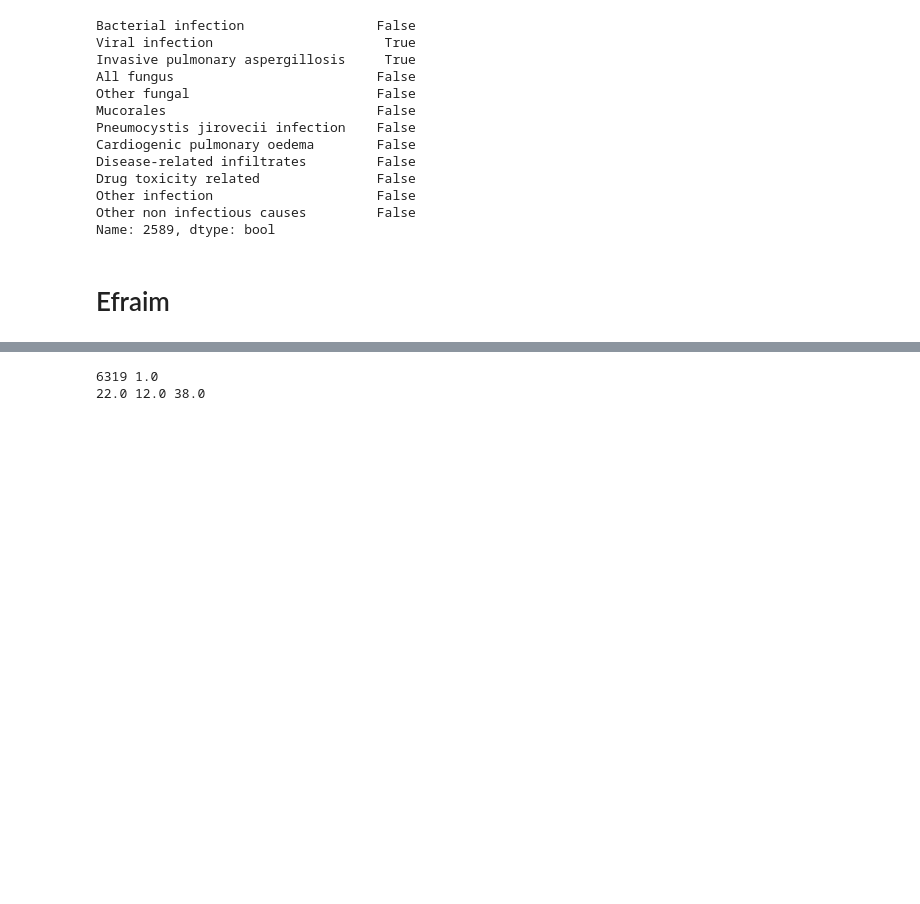
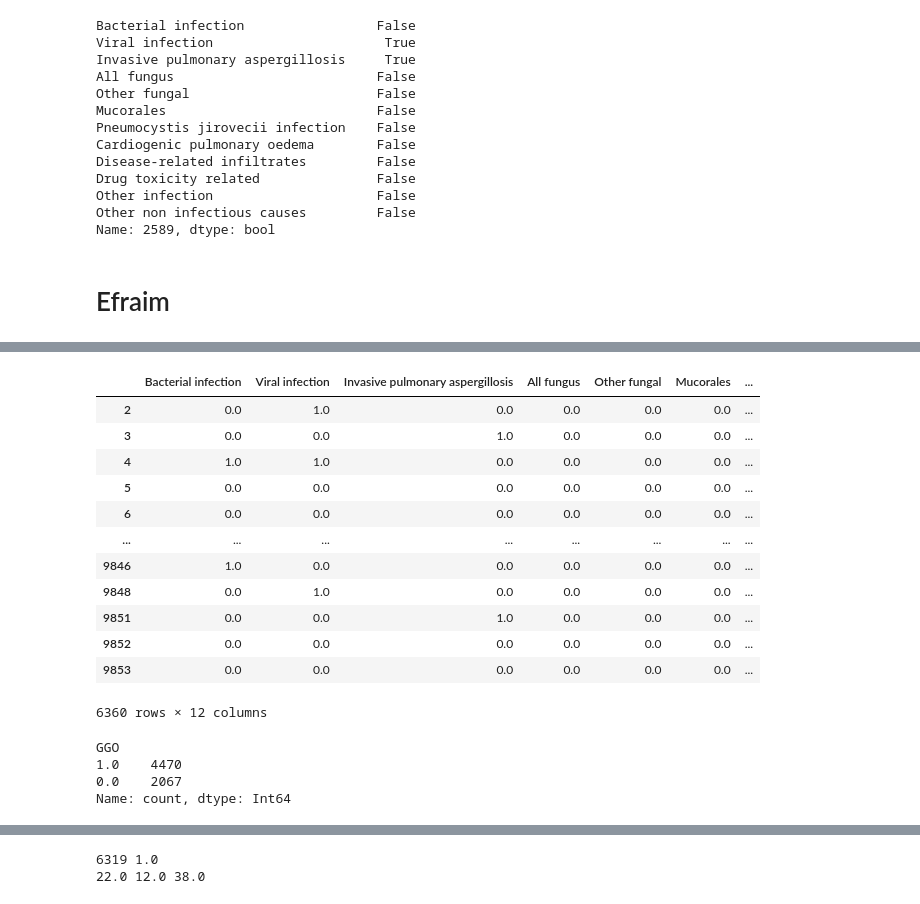
Before and after one commit to Romain-Forte/respiratory_diagnostics, a Jupyter notebook: bazea_dataset.ipynb, the cells around one changed output, grey strips where cells are left out. Cells and saved outputs as stored; diff of their text form; code cells hidden in the pictures; blank space fills up the shorter version.

```diff
--- a/bazea_dataset.ipynb
+++ b/bazea_dataset.ipynb
@@ -296,0 +336,23 @@ Nombre de lignes totalement vides : 3055
+# %%
+df_labels_fusion
+# %% [output]
+|  | Bacterial infection | Viral infection | Invasive pulmonary aspergillosis | All fungus | Other fungal | Mucorales | ... |
+| 2 | 0.0 | 1.0 | 0.0 | 0.0 | 0.0 | 0.0 | ... |
+| 3 | 0.0 | 0.0 | 1.0 | 0.0 | 0.0 | 0.0 | ... |
+| 4 | 1.0 | 1.0 | 0.0 | 0.0 | 0.0 | 0.0 | ... |
+| 5 | 0.0 | 0.0 | 0.0 | 0.0 | 0.0 | 0.0 | ... |
+| 6 | 0.0 | 0.0 | 0.0 | 0.0 | 0.0 | 0.0 | ... |
+| ... | ... | ... | ... | ... | ... | ... | ... |
+| 9846 | 1.0 | 0.0 | 0.0 | 0.0 | 0.0 | 0.0 | ... |
+| 9848 | 0.0 | 1.0 | 0.0 | 0.0 | 0.0 | 0.0 | ... |
+| 9851 | 0.0 | 0.0 | 1.0 | 0.0 | 0.0 | 0.0 | ... |
+| 9852 | 0.0 | 0.0 | 0.0 | 0.0 | 0.0 | 0.0 | ... |
+| 9853 | 0.0 | 0.0 | 0.0 | 0.0 | 0.0 | 0.0 | ... |
+6360 rows × 12 columns
+# %%
+df_features_clean['GGO'].value_counts()
+# %% [output]
+GGO
+1.0    4470
+0.0    2067
+Name: count, dtype: Int64
```
Also changed, not shown: parts of 14 cells of this notebook, 13 other files.
